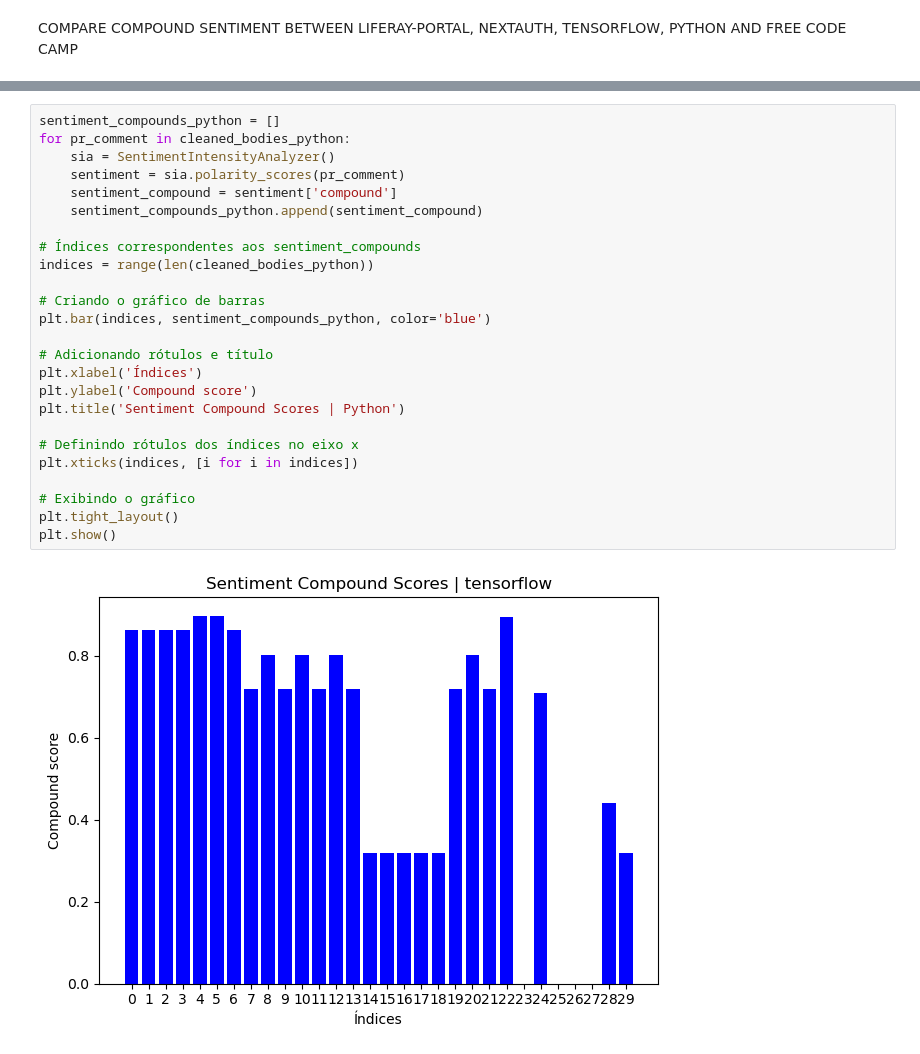
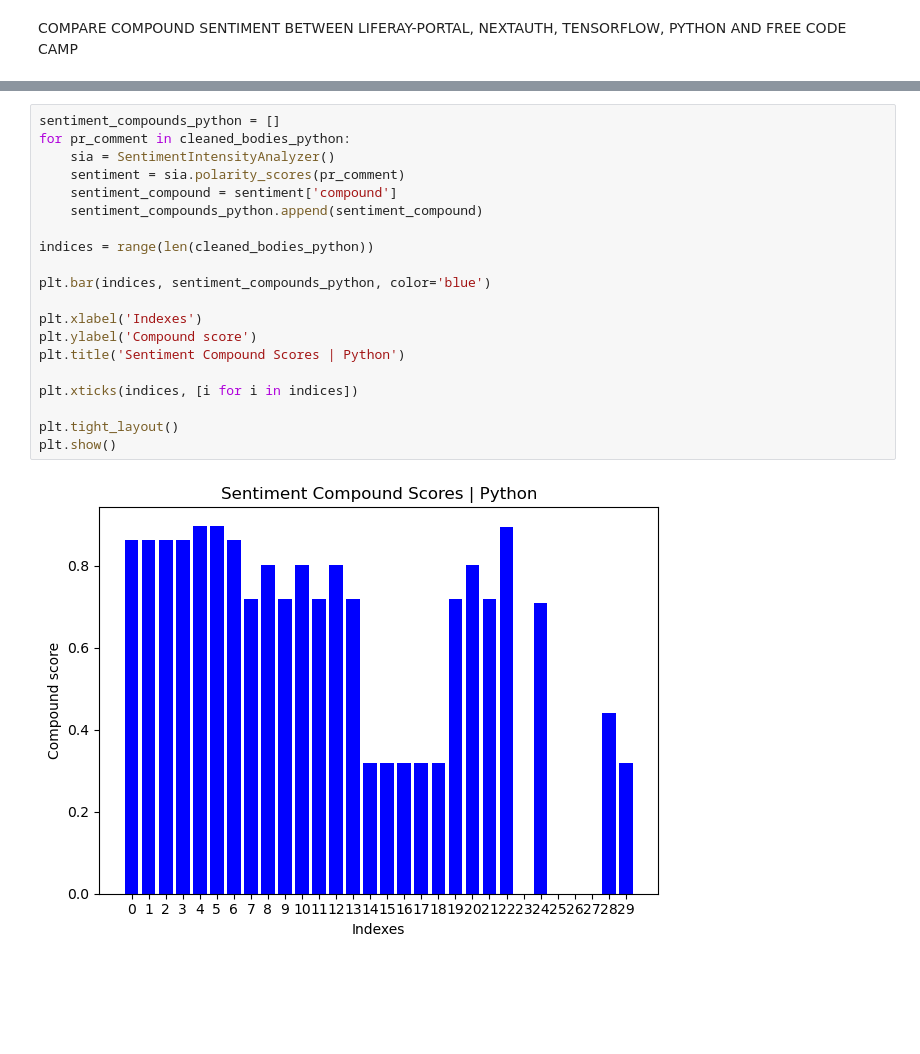
Before and after one commit to joovitor12/sentiment-analysis, a Jupyter notebook: repos/compare-compound/compare_compound_nltk.ipynb, the cells around one changed output, grey strips where cells are left out. Cells and saved outputs as stored; diff of their text form; blank space fills up the shorter version.

Commit message:
refactor: compare_compound_nltk

```diff
--- a/repos/compare-compound/compare_compound_nltk.ipynb
+++ b/repos/compare-compound/compare_compound_nltk.ipynb
@@ -439,30 +424,25 @@ plt.show()
 # %%
 sentiment_compounds_python = []
 for pr_comment in cleaned_bodies_python:
     sia = SentimentIntensityAnalyzer()
     sentiment = sia.polarity_scores(pr_comment)
     sentiment_compound = sentiment['compound']
     sentiment_compounds_python.append(sentiment_compound)
 
-# Índices correspondentes aos sentiment_compounds
 indices = range(len(cleaned_bodies_python))
 
-# Criando o gráfico de barras
 plt.bar(indices, sentiment_compounds_python, color='blue')
 
-# Adicionando rótulos e título
-plt.xlabel('Índices')
+plt.xlabel('Indexes')
 plt.ylabel('Compound score')
 plt.title('Sentiment Compound Scores | Python')
 
-# Definindo rótulos dos índices no eixo x
 plt.xticks(indices, [i for i in indices])
 
-# Exibindo o gráfico
 plt.tight_layout()
 plt.show()
 # %% [output]
-[figure, old version]
+[figure, new version]
 # %%
 sentiment_compounds_free_code_camp = []
 for pr_comment in cleaned_bodies_free_code_camp:
```
Also changed, not shown: parts of 5 cells of this notebook.
